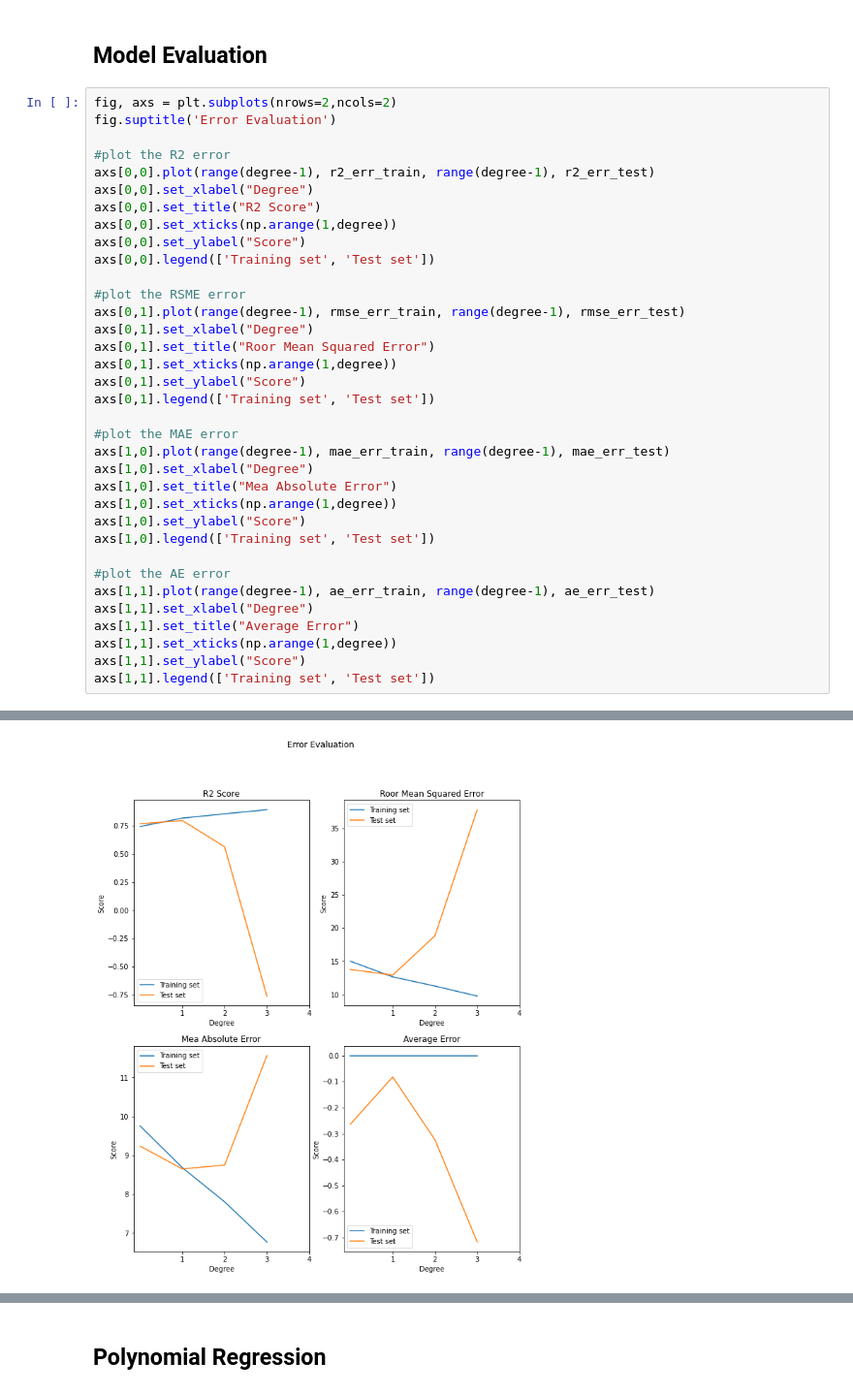
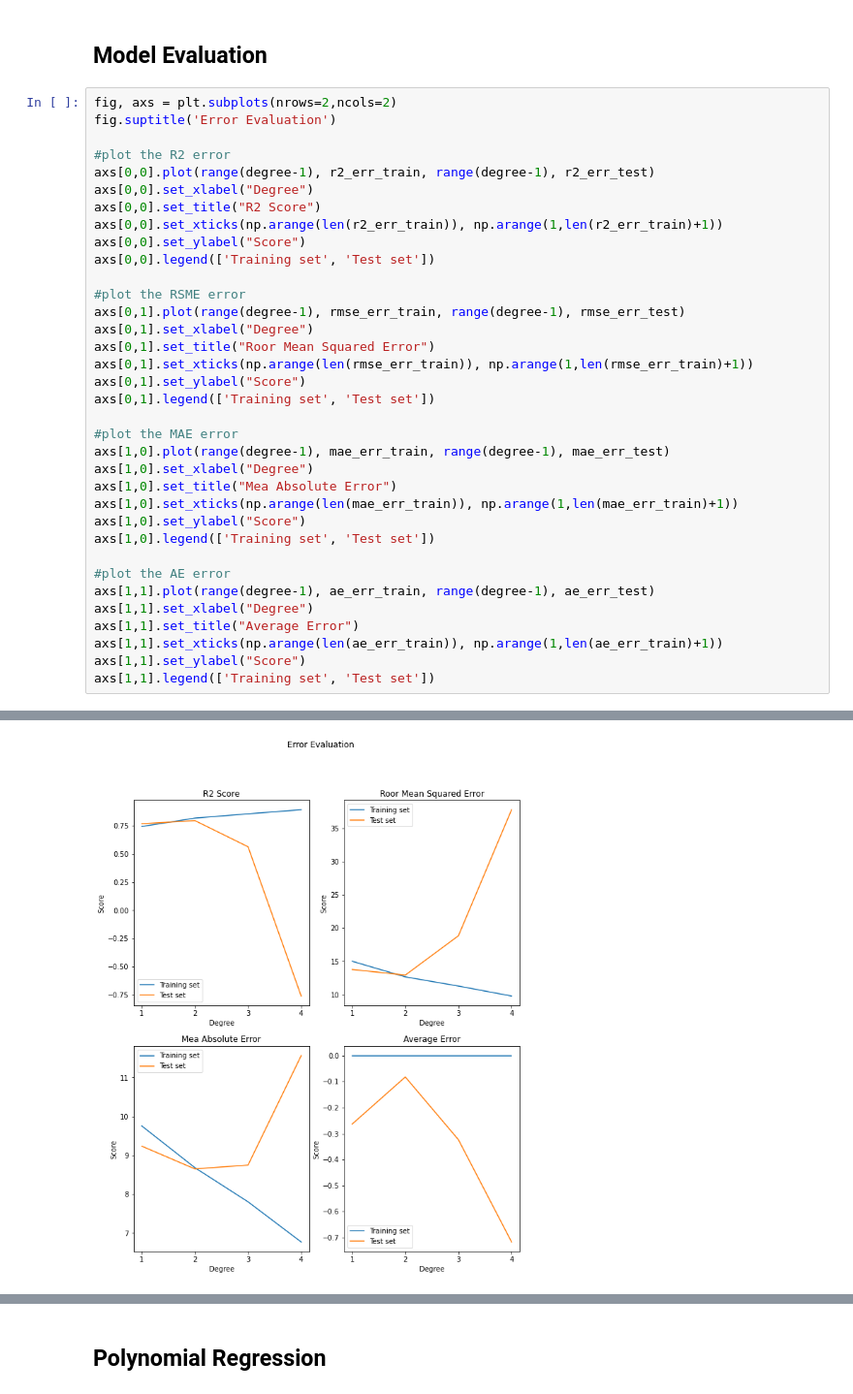
Before and after one commit to masbach/BananaCode, a Jupyter notebook: notebooks/temp_notebooks/Predicive_Marc.ipynb, the cells around one changed output, grey strips where cells are left out. Shown at 97% size. Saved outputs shown, nothing was run; the diff lists cells and outputs as text.

```diff
--- a/notebooks/temp_notebooks/Predicive_Marc.ipynb
+++ b/notebooks/temp_notebooks/Predicive_Marc.ipynb
@@ -376,35 +376,35 @@ fig.suptitle('Error Evaluation')
 
 #plot the R2 error
 axs[0,0].plot(range(degree-1), r2_err_train, range(degree-1), r2_err_test)
 axs[0,0].set_xlabel("Degree")
 axs[0,0].set_title("R2 Score")
-axs[0,0].set_xticks(np.arange(1,degree))
+axs[0,0].set_xticks(np.arange(len(r2_err_train)), np.arange(1,len(r2_err_train)+1))
 axs[0,0].set_ylabel("Score")
 axs[0,0].legend(['Training set', 'Test set'])
 
 #plot the RSME error
 axs[0,1].plot(range(degree-1), rmse_err_train, range(degree-1), rmse_err_test)
 axs[0,1].set_xlabel("Degree")
 axs[0,1].set_title("Roor Mean Squared Error")
-axs[0,1].set_xticks(np.arange(1,degree))
+axs[0,1].set_xticks(np.arange(len(rmse_err_train)), np.arange(1,len(rmse_err_train)+1))
 axs[0,1].set_ylabel("Score")
 axs[0,1].legend(['Training set', 'Test set'])
 
 #plot the MAE error
 axs[1,0].plot(range(degree-1), mae_err_train, range(degree-1), mae_err_test)
 axs[1,0].set_xlabel("Degree")
 axs[1,0].set_title("Mea Absolute Error")
-axs[1,0].set_xticks(np.arange(1,degree))
+axs[1,0].set_xticks(np.arange(len(mae_err_train)), np.arange(1,len(mae_err_train)+1))
 axs[1,0].set_ylabel("Score")
 axs[1,0].legend(['Training set', 'Test set'])
 
 #plot the AE error
 axs[1,1].plot(range(degree-1), ae_err_train, range(degree-1), ae_err_test)
 axs[1,1].set_xlabel("Degree")
 axs[1,1].set_title("Average Error")
-axs[1,1].set_xticks(np.arange(1,degree))
+axs[1,1].set_xticks(np.arange(len(ae_err_train)), np.arange(1,len(ae_err_train)+1))
 axs[1,1].set_ylabel("Score")
 axs[1,1].legend(['Training set', 'Test set'])
 # %% [output]
 <matplotlib.legend.Legend at 0x...>
-[figure, old version]
+[figure, new version]
```
Also changed, not shown: parts of 3 cells of this notebook, 1 other file.
